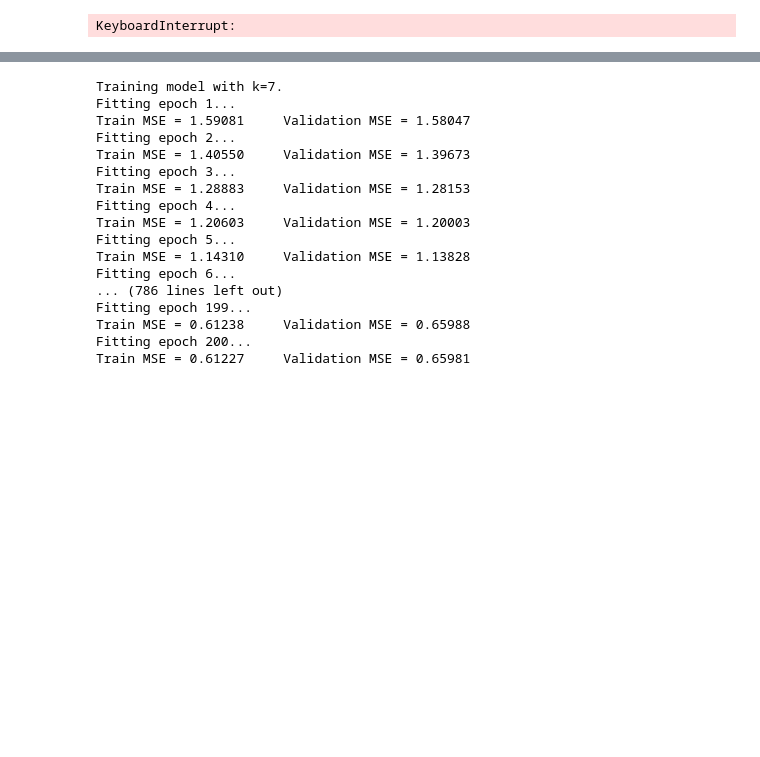
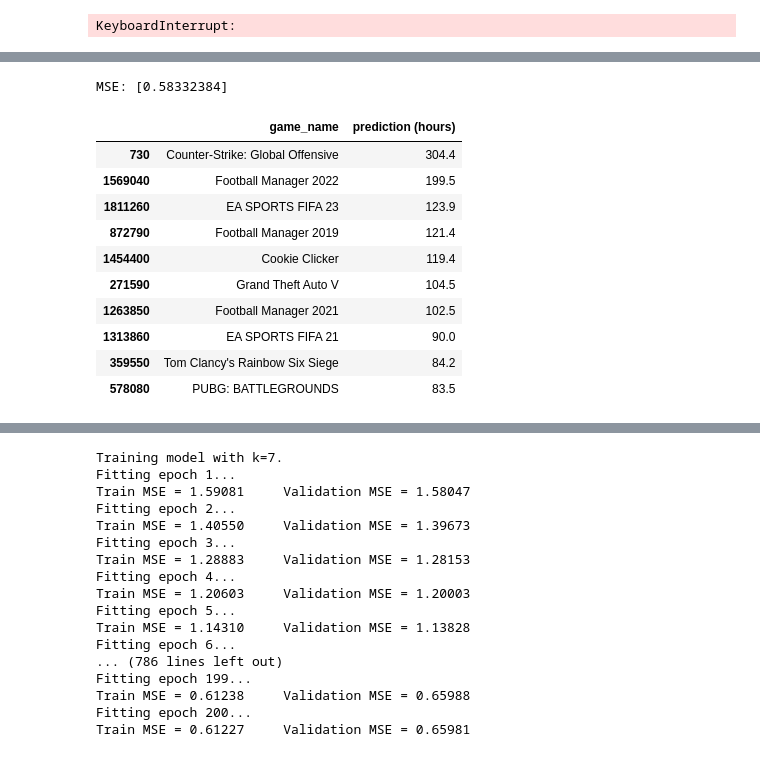
Before and after one commit to jschroeder35/gamergaminghabits, a Jupyter notebook: Recommender_model_june1-Copy1.ipynb, the cells around one changed output, grey strips where cells are left out. Cells and saved outputs as stored; diff of their text form; code cells hidden in the pictures; blank space fills up the shorter version.

```diff
--- a/Recommender_model_june1-Copy1.ipynb
+++ b/Recommender_model_june1-Copy1.ipynb
@@ -236,0 +295,19 @@ dill.load_session('trained_model.db')
+# %%
+testfit=clf.predict(np.log10(testcol+1))
+# %% [output]
+MSE: [0.58332384]
+# %%
+results1=pd.DataFrame({'game_name':gamenames,'prediction (hours)':((10**testfit)-1)/60.})
+results1.sort_values("prediction (hours)",ascending=False).head(10).round(1)
+# %% [output]
+|  | game_name | prediction (hours) |
+| 730 | Counter-Strike: Global Offensive | 304.4 |
+| 1569040 | Football Manager 2022 | 199.5 |
+| 1811260 | EA SPORTS FIFA 23 | 123.9 |
+| 872790 | Football Manager 2019 | 121.4 |
+| 1454400 | Cookie Clicker | 119.4 |
+| 271590 | Grand Theft Auto V | 104.5 |
+| 1263850 | Football Manager 2021 | 102.5 |
+| 1313860 | EA SPORTS FIFA 21 | 90.0 |
+| 359550 | Tom Clancy's Rainbow Six Siege | 84.2 |
+| 578080 | PUBG: BATTLEGROUNDS | 83.5 |
```
Also changed, not shown: parts of 12 cells of this notebook, 1 other file.
